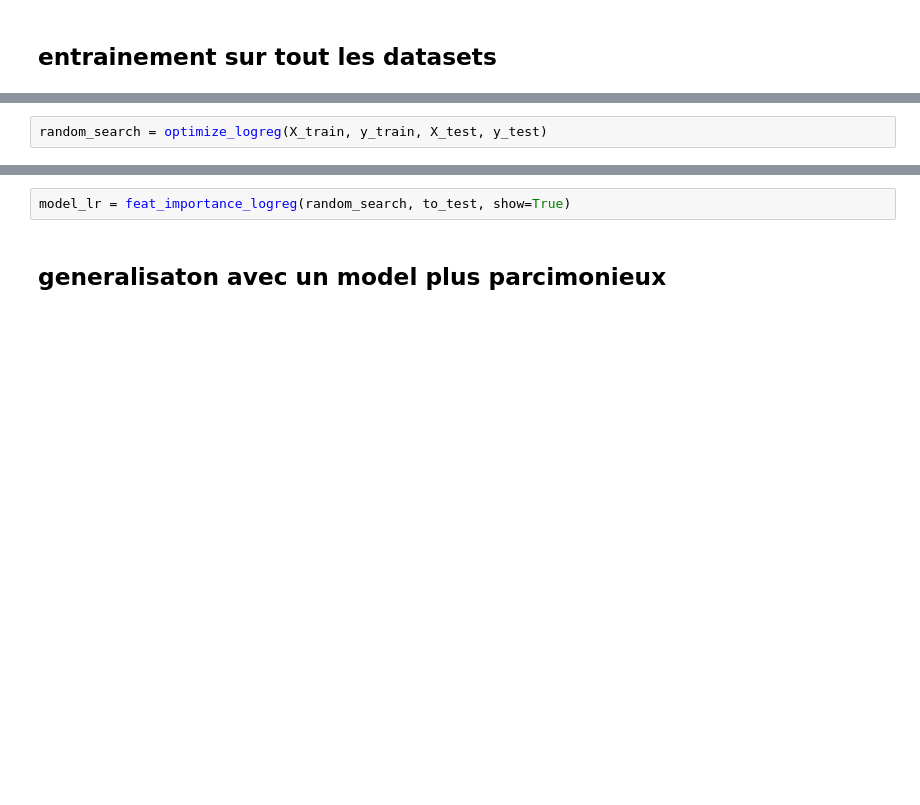
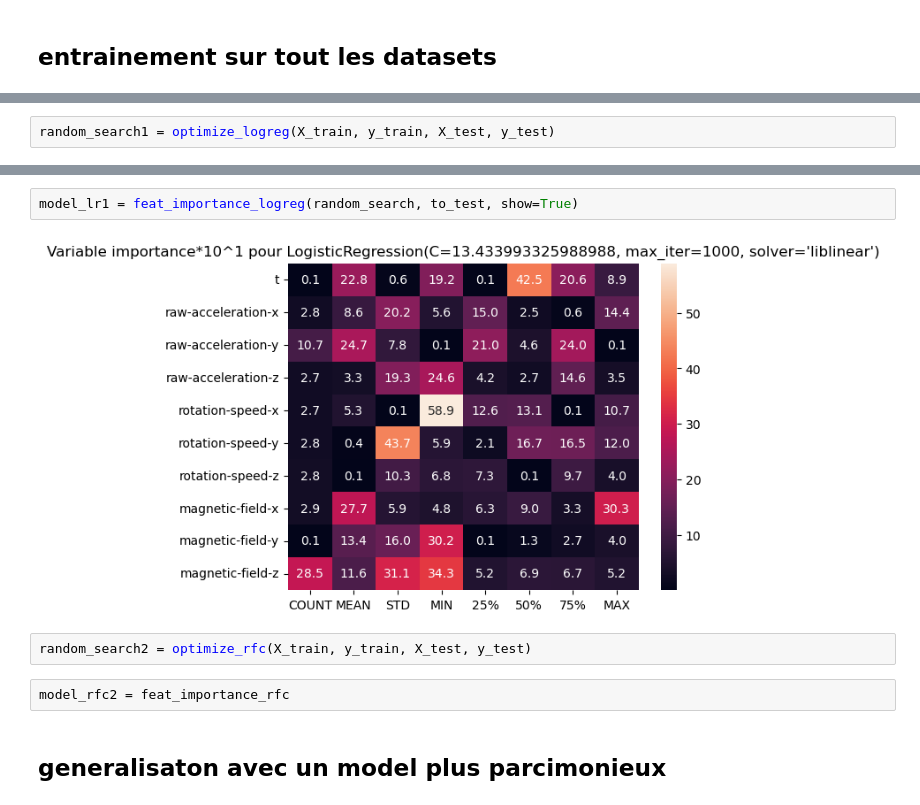
Before and after one commit to RCaz33/Time-series_Multiclass-classification_Reservoir-computing-INRIA, a Jupyter notebook: feature_importance.ipynb, the cells around one changed output, grey strips where cells are left out. Drawn from its saved outputs; the diff is of its cells as text; blank space fills up the shorter version.

```diff
--- a/feature_importance.ipynb
+++ b/feature_importance.ipynb
@@ -526,3 +516,3 @@ RandomForestClassifier() score :0.81, time 0.006
 # %%
-random_search = optimize_logreg(X_train, y_train, X_test, y_test)
+random_search1 = optimize_logreg(X_train, y_train, X_test, y_test)
 # %% [output]
@@ -530,5 +538,11 @@ KeyboardInterrupt:
 # %%
-model_lr = feat_importance_logreg(random_search, to_test, show=True)
+model_lr1 = feat_importance_logreg(random_search, to_test, show=True)
+# %% [output]
+[figure, added]
+# %%
+random_search2 = optimize_rfc(X_train, y_train, X_test, y_test)
+# %%
+model_rfc2 = feat_importance_rfc
 # %% [markdown]
 ## generalisaton avec un model plus parcimonieux
 # %%
```
Also changed, not shown: parts of 15 cells of this notebook, 1 other file.
